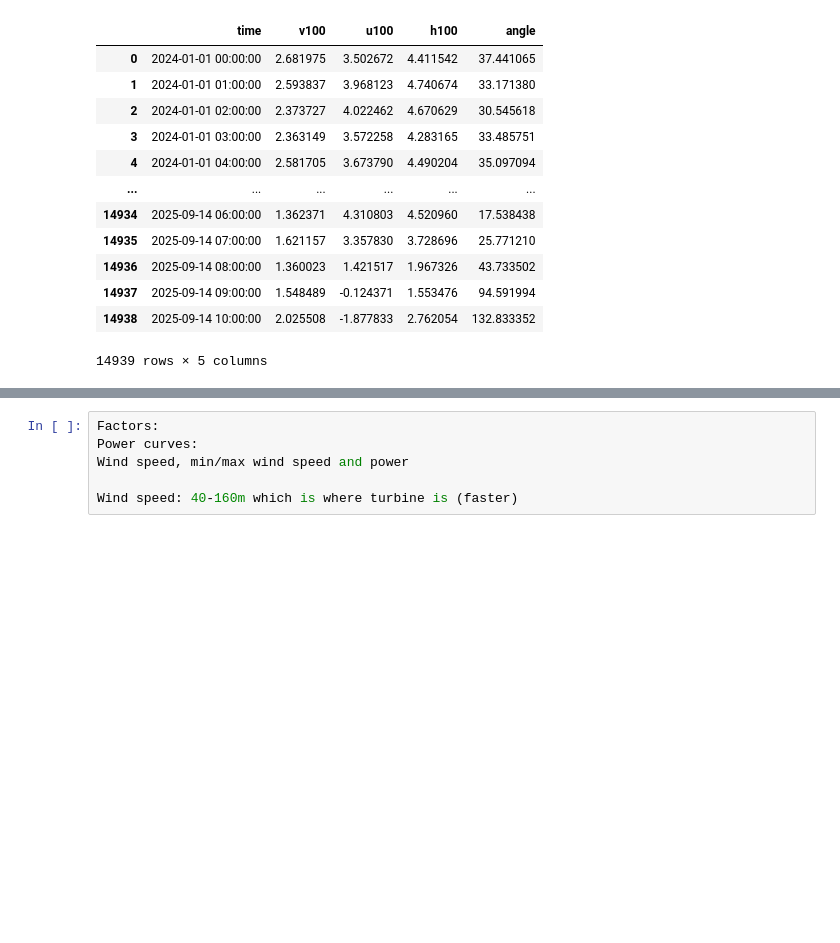
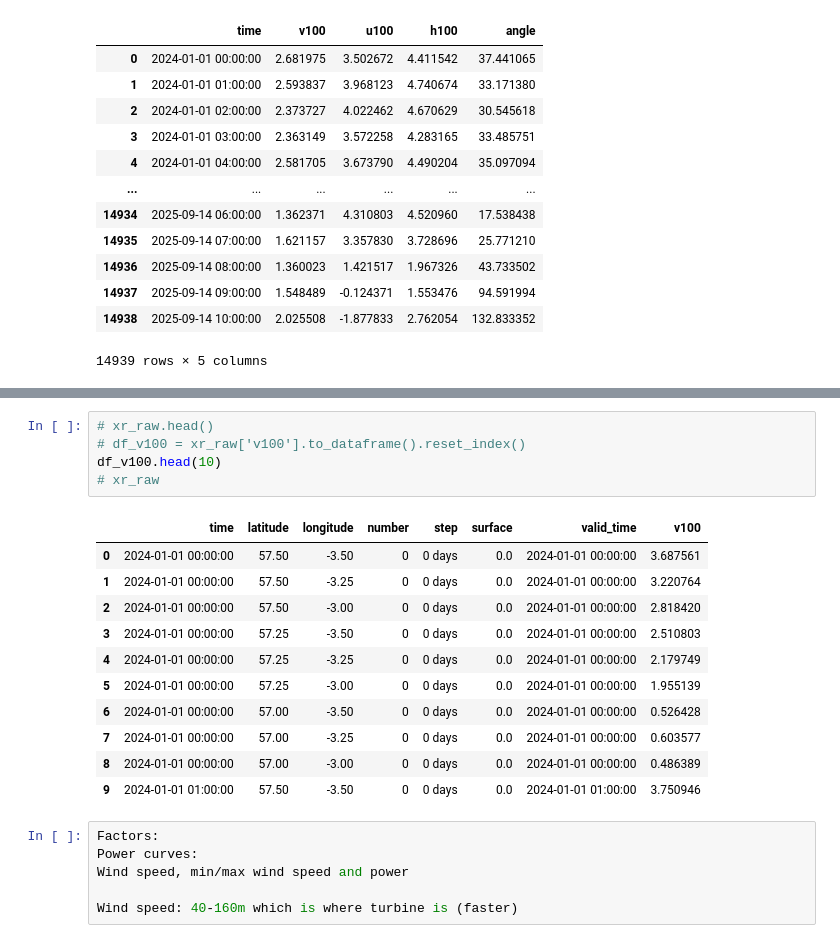
Before and after one commit to alexfarquharson/elec_grid, a Jupyter notebook: notebooks/specific_gen_model/doronell_pred.ipynb, the cells around one changed output, grey strips where cells are left out. Saved outputs shown, nothing was run; the diff lists cells and outputs as text; blank space fills up the shorter version.

```diff
--- a/notebooks/specific_gen_model/doronell_pred.ipynb
+++ b/notebooks/specific_gen_model/doronell_pred.ipynb
@@ -506,3 +378,20 @@ df_gcmwf
+# %%
+# xr_raw.head()
+# df_v100 = xr_raw['v100'].to_dataframe().reset_index()
+df_v100.head(10)
+# xr_raw
+# %% [output]
+|  | time | latitude | longitude | number | step | surface | valid_time | v100 |
+| 0 | 2024-01-01 00:00:00 | 57.50 | -3.50 | 0 | 0 days | 0.0 | 2024-01-01 00:00:00 | 3.687561 |
+| 1 | 2024-01-01 00:00:00 | 57.50 | -3.25 | 0 | 0 days | 0.0 | 2024-01-01 00:00:00 | 3.220764 |
+| 2 | 2024-01-01 00:00:00 | 57.50 | -3.00 | 0 | 0 days | 0.0 | 2024-01-01 00:00:00 | 2.818420 |
+| 3 | 2024-01-01 00:00:00 | 57.25 | -3.50 | 0 | 0 days | 0.0 | 2024-01-01 00:00:00 | 2.510803 |
+| 4 | 2024-01-01 00:00:00 | 57.25 | -3.25 | 0 | 0 days | 0.0 | 2024-01-01 00:00:00 | 2.179749 |
+| 5 | 2024-01-01 00:00:00 | 57.25 | -3.00 | 0 | 0 days | 0.0 | 2024-01-01 00:00:00 | 1.955139 |
+| 6 | 2024-01-01 00:00:00 | 57.00 | -3.50 | 0 | 0 days | 0.0 | 2024-01-01 00:00:00 | 0.526428 |
+| 7 | 2024-01-01 00:00:00 | 57.00 | -3.25 | 0 | 0 days | 0.0 | 2024-01-01 00:00:00 | 0.603577 |
+| 8 | 2024-01-01 00:00:00 | 57.00 | -3.00 | 0 | 0 days | 0.0 | 2024-01-01 00:00:00 | 0.486389 |
+| 9 | 2024-01-01 01:00:00 | 57.50 | -3.50 | 0 | 0 days | 0.0 | 2024-01-01 01:00:00 | 3.750946 |
 # %%
 Factors:
 Power curves:
```
Also changed, not shown: parts of 19 cells of this notebook, 8 other files.
